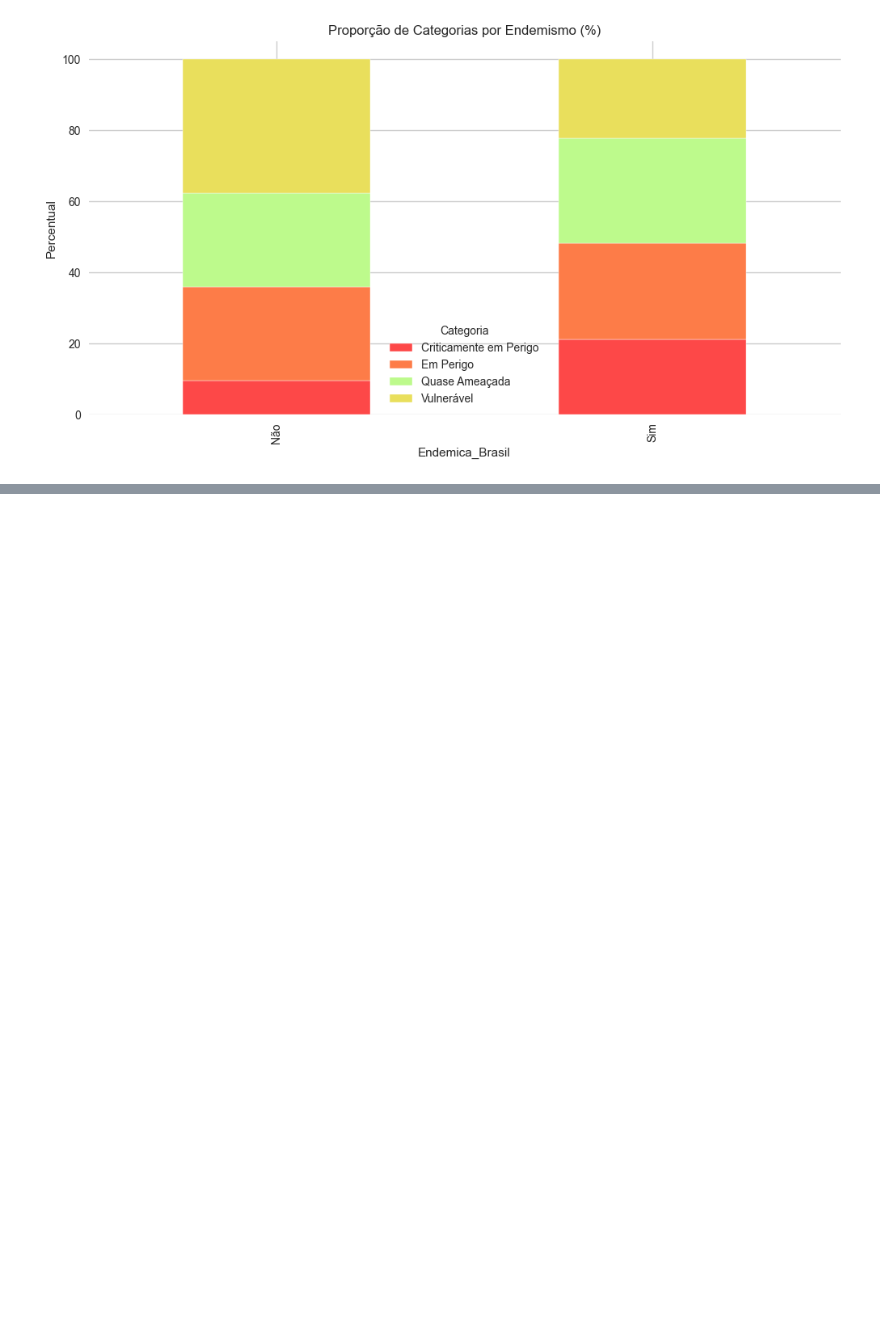
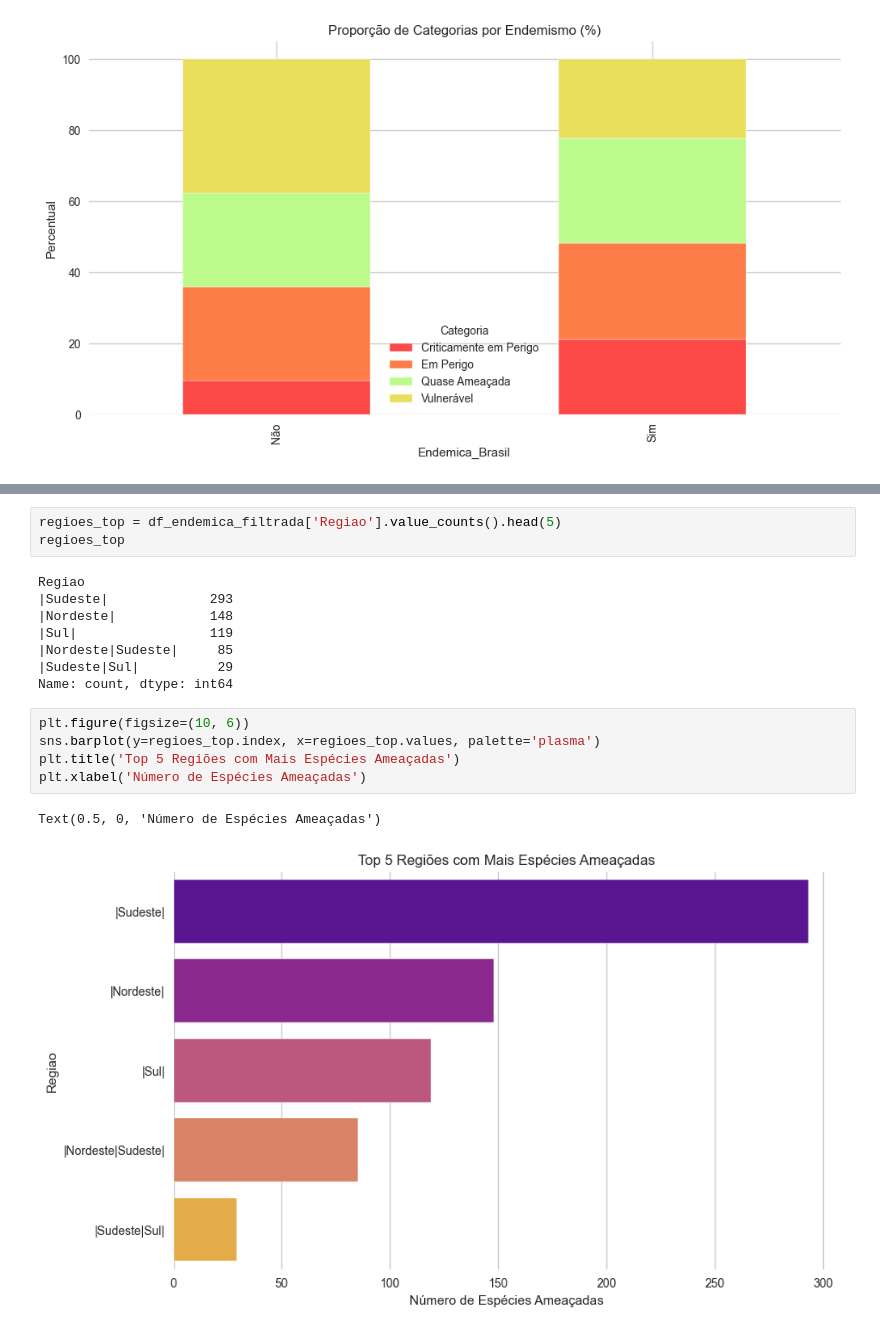
Before and after one commit to Carrascofs/analise-biodiversidade-mata-atlantica, a Jupyter notebook: notebooks/01_limpeza_e_exploracao.ipynb, the cells around one changed output, grey strips where cells are left out. Drawn from its saved outputs; the diff is of its cells as text; blank space fills up the shorter version.

```diff
--- a/notebooks/01_limpeza_e_exploracao.ipynb
+++ b/notebooks/01_limpeza_e_exploracao.ipynb
@@ -352,0 +487,19 @@ plt.show()
+# %%
+regioes_top = df_endemica_filtrada['Regiao'].value_counts().head(5)
+regioes_top
+# %% [output]
+Regiao
+|Sudeste|             293
+|Nordeste|            148
+|Sul|                 119
+|Nordeste|Sudeste|     85
+|Sudeste|Sul|          29
+Name: count, dtype: int64
+# %%
+plt.figure(figsize=(10, 6))
+sns.barplot(y=regioes_top.index, x=regioes_top.values, palette='plasma')
+plt.title('Top 5 Regiões com Mais Espécies Ameaçadas')
+plt.xlabel('Número de Espécies Ameaçadas')
+# %% [output]
+Text(0.5, 0, 'Número de Espécies Ameaçadas')
+[figure, added]
```
Also changed, not shown: parts of 18 cells of this notebook.
